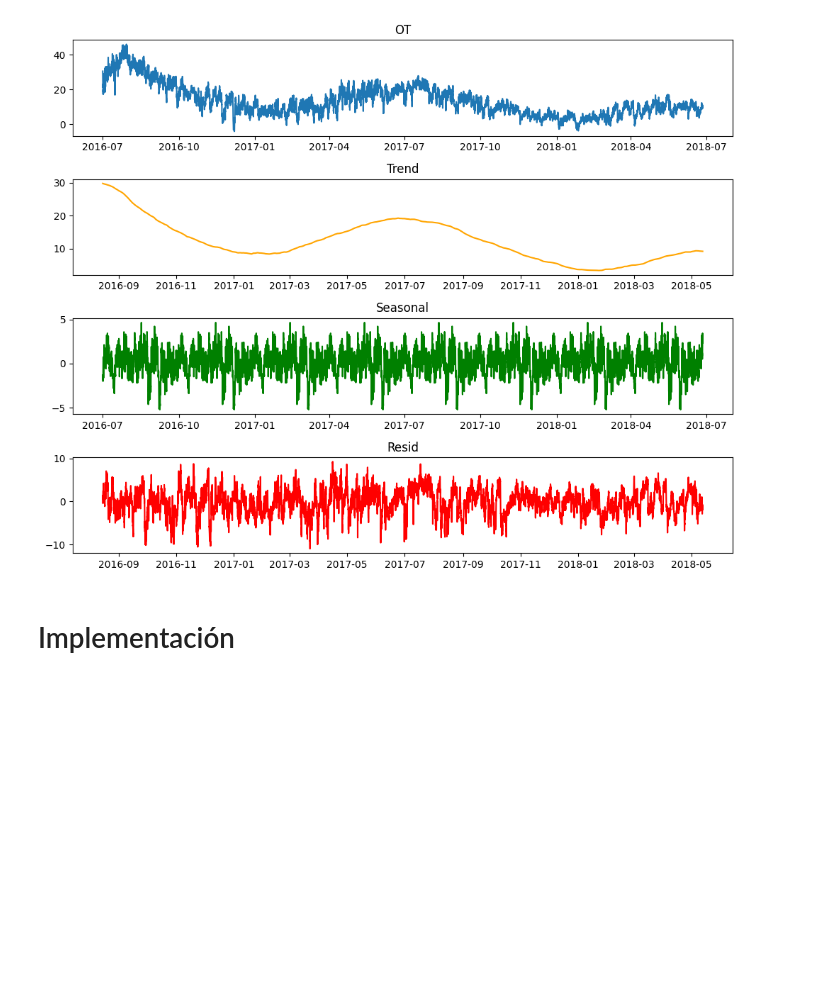
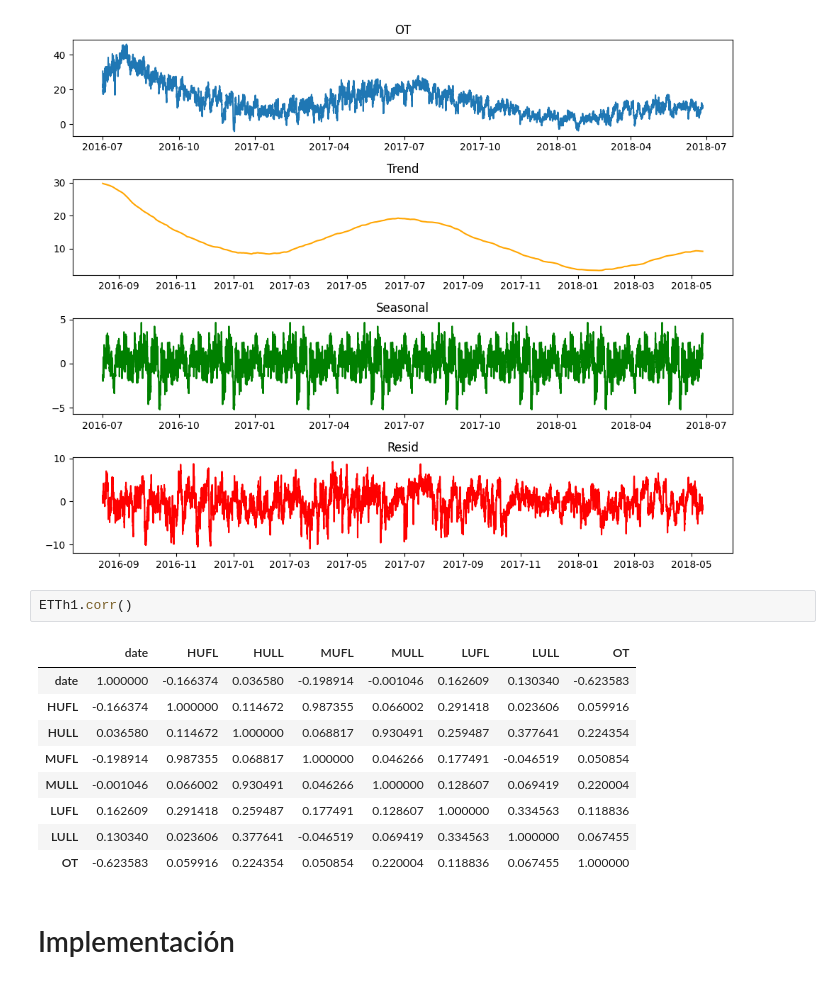
Before and after one commit to Dass-19/LTSF, a Jupyter notebook: LTSF.ipynb, the cells around one changed output. Cells and saved outputs as stored; diff of their text form; blank space fills up the shorter version.

```diff
--- a/LTSF.ipynb
+++ b/LTSF.ipynb
@@ -150,6 +150,18 @@ plt.tight_layout()
 plt.show()
 # %% [output]
 [figure]
+# %%
+ETTh1.corr()
+# %% [output]
+|  | date | HUFL | HULL | MUFL | MULL | LUFL | LULL | OT |
+| date | 1.000000 | -0.166374 | 0.036580 | -0.198914 | -0.001046 | 0.162609 | 0.130340 | -0.623583 |
+| HUFL | -0.166374 | 1.000000 | 0.114672 | 0.987355 | 0.066002 | 0.291418 | 0.023606 | 0.059916 |
+| HULL | 0.036580 | 0.114672 | 1.000000 | 0.068817 | 0.930491 | 0.259487 | 0.377641 | 0.224354 |
+| MUFL | -0.198914 | 0.987355 | 0.068817 | 1.000000 | 0.046266 | 0.177491 | -0.046519 | 0.050854 |
+| MULL | -0.001046 | 0.066002 | 0.930491 | 0.046266 | 1.000000 | 0.128607 | 0.069419 | 0.220004 |
+| LUFL | 0.162609 | 0.291418 | 0.259487 | 0.177491 | 0.128607 | 1.000000 | 0.334563 | 0.118836 |
+| LULL | 0.130340 | 0.023606 | 0.377641 | -0.046519 | 0.069419 | 0.334563 | 1.000000 | 0.067455 |
+| OT | -0.623583 | 0.059916 | 0.224354 | 0.050854 | 0.220004 | 0.118836 | 0.067455 | 1.000000 |
 # %% [markdown]
 # Implementación
 # %%
```
Also changed, not shown: parts of 6 cells of this notebook.
